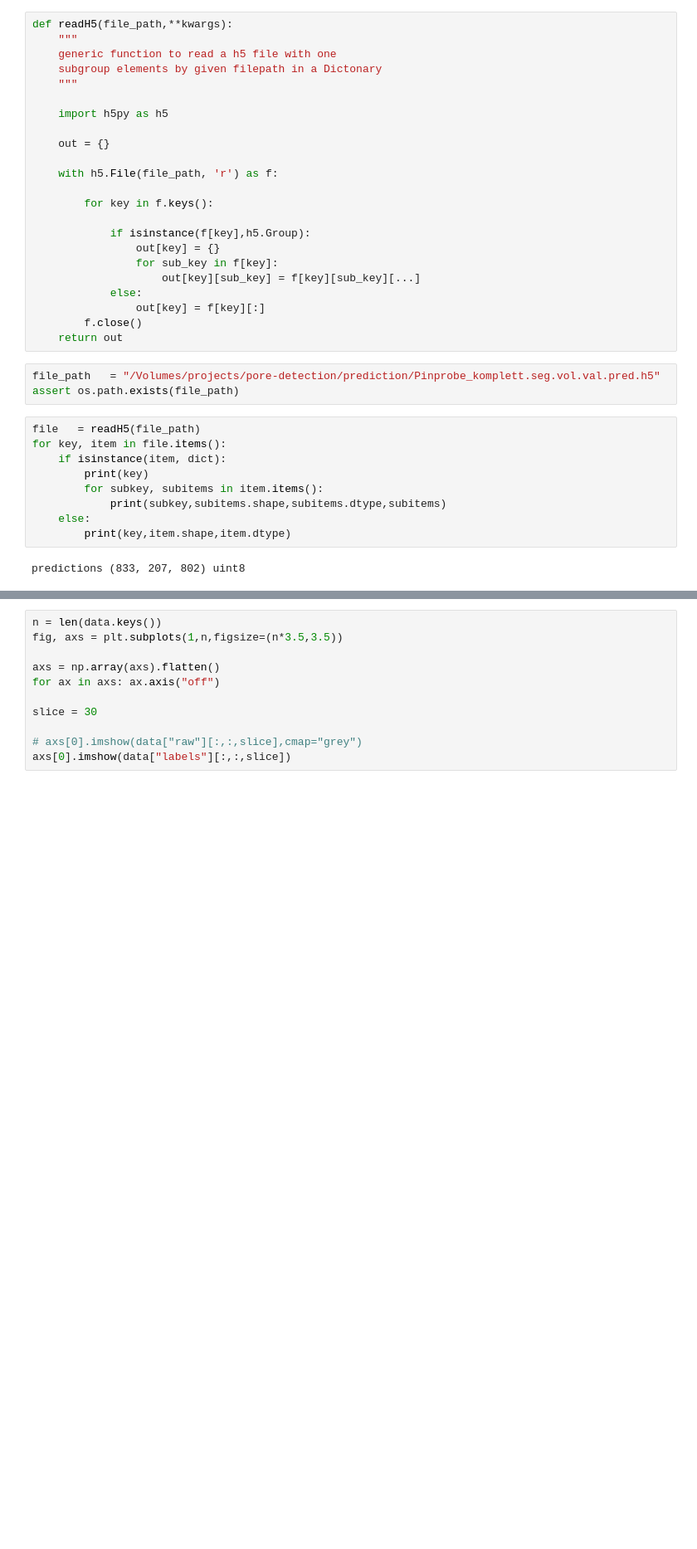
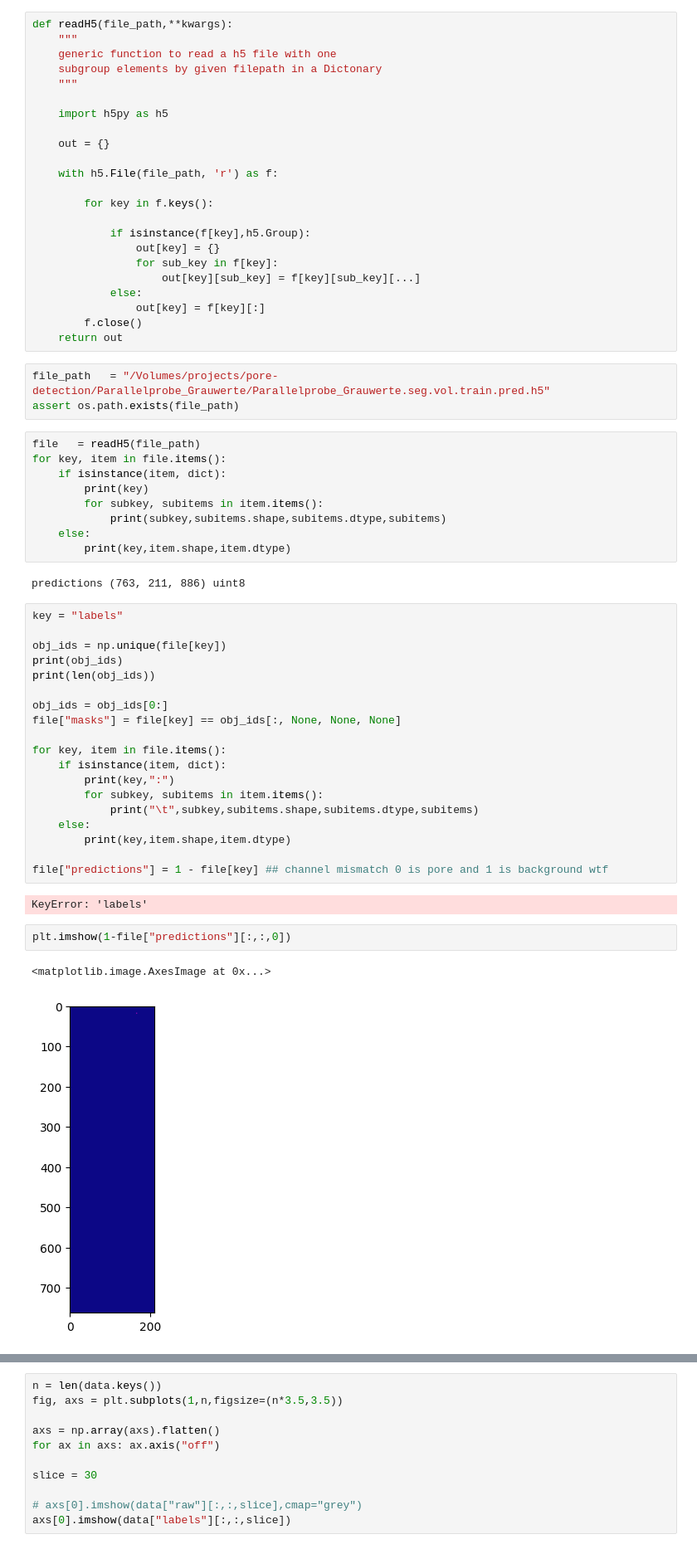
Before and after one commit to choROPeNt/3dseg, a Jupyter notebook: notebooks/01_convert_h52nrrd.ipynb, the cells around one changed output, grey strips where cells are left out. Shown at 83% size. Drawn from its saved outputs; the diff is of its cells as text; blank space fills up the shorter version.

```diff
--- a/notebooks/01_convert_h52nrrd.ipynb
+++ b/notebooks/01_convert_h52nrrd.ipynb
@@ -32,7 +34,7 @@ def readH5(file_path,**kwargs):
         f.close()
     return out
 # %%
-file_path   = "/Volumes/projects/pore-detection/prediction/Pinprobe_komplett.seg.vol.val.pred.h5"
+file_path   = "/Volumes/projects/pore-detection/Parallelprobe_Grauwerte/Parallelprobe_Grauwerte.seg.vol.train.pred.h5"
 assert os.path.exists(file_path)
 # %%
 file   = readH5(file_path)
@@ -44,5 +46,31 @@ for key, item in file.items():
     else:
         print(key,item.shape,item.dtype)
 # %% [output]
-predictions (833, 207, 802) uint8
+predictions (763, 211, 886) uint8
+# %%
+key = "labels"
+
+obj_ids = np.unique(file[key])
+print(obj_ids)
+print(len(obj_ids))
+
+obj_ids = obj_ids[0:]
+file["masks"] = file[key] == obj_ids[:, None, None, None]
+
+for key, item in file.items():
+    if isinstance(item, dict):
+        print(key,":")
+        for subkey, subitems in item.items():
+            print("\t",subkey,subitems.shape,subitems.dtype,subitems)
+    else:
+        print(key,item.shape,item.dtype)
+
+file["predictions"] = 1 - file[key] ## channel mismatch 0 is pore and 1 is background wtf
+# %% [output]
+KeyError: 'labels'
+# %%
+plt.imshow(1-file["predictions"][:,:,0])
+# %% [output]
+<matplotlib.image.AxesImage at 0x...>
+[figure, added]
 # %%
```
Also changed, not shown: parts of 10 cells of this notebook, 1 other file.
